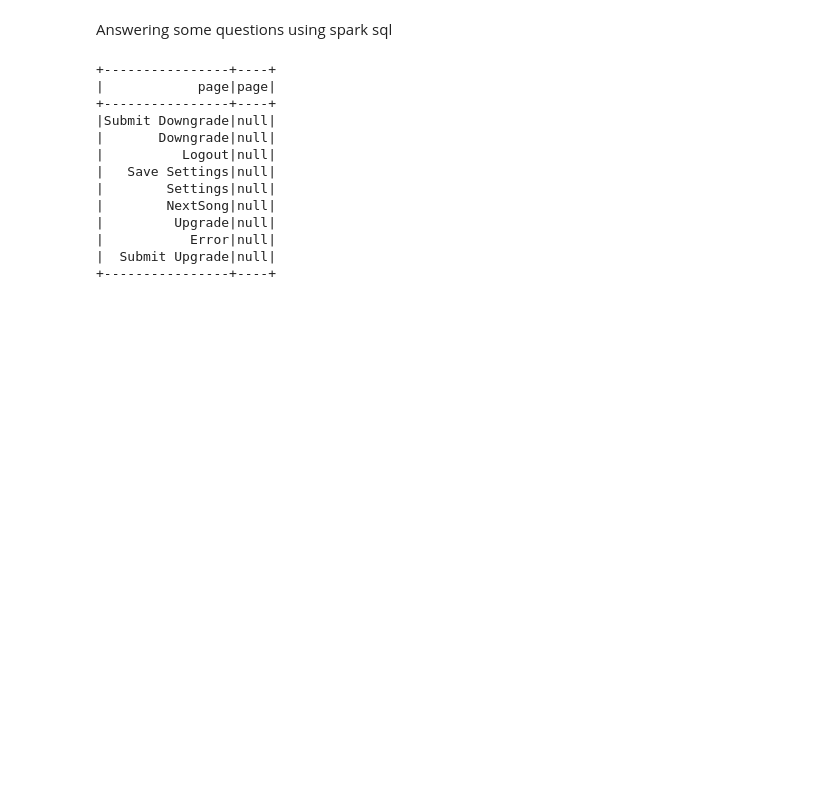
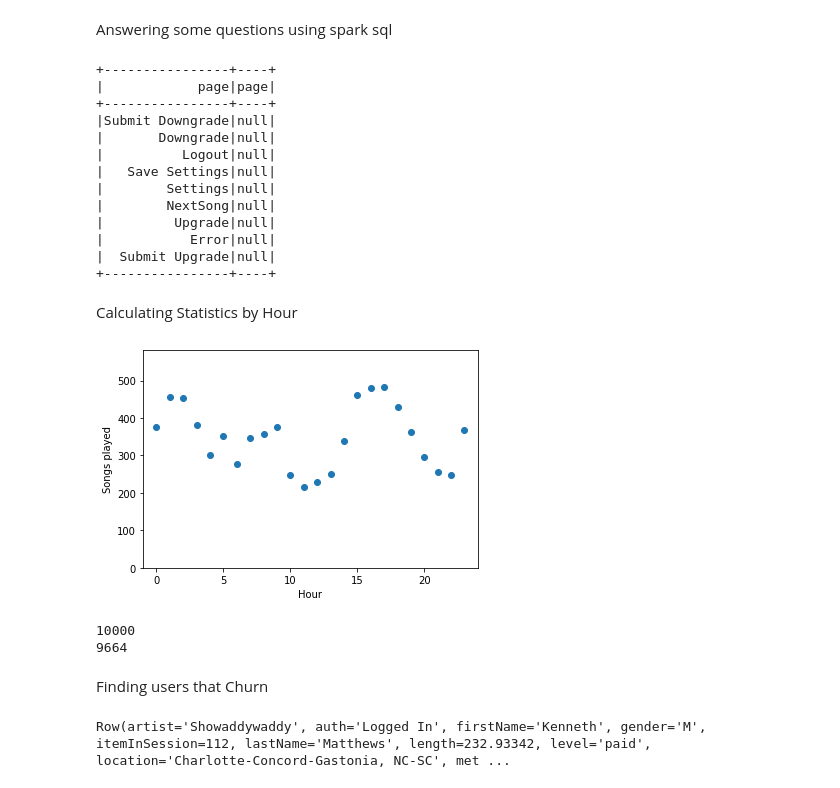
Before and after one commit to A-Nuru/BigDataApacheSpark-ChurnOrNot, a Jupyter notebook: BigDataApacheSpark ChurnOrNot.ipynb, the cells around one changed output. Saved outputs shown, nothing was run; the diff lists cells and outputs as text; code cells hidden in the pictures; blank space fills up the shorter version.

```diff
--- a/BigDataApacheSpark ChurnOrNot.ipynb
+++ b/BigDataApacheSpark ChurnOrNot.ipynb
@@ -237,3 +237,42 @@ spark.sql("SELECT * FROM\
 |           Error|null|
 |  Submit Upgrade|null|
 +----------------+----+
+# %% [markdown]
+Calculating Statistics by Hour
+# %%
+get_hour = udf(lambda x: datetime.datetime.fromtimestamp(x / 1000.0). hour)
+user_log = user_log.withColumn("hour", get_hour(user_log.ts))
+user_log.head()
+
+songs_in_hour = user_log.filter(user_log.page == "NextSong").groupby(user_log.hour).count().orderBy(user_log.hour.cast("float"))
+
+# Converting songs_in_hour to pandas and visualizing
+songs_in_hour_pd = songs_in_hour.toPandas()
+songs_in_hour_pd.hour = pd.to_numeric(songs_in_hour_pd.hour)
+# %%
+# Visualising
+plt.scatter(songs_in_hour_pd["hour"], songs_in_hour_pd["count"])
+plt.xlim(-1, 24);
+plt.ylim(0, 1.2 * max(songs_in_hour_pd["count"]))
+plt.xlabel("Hour")
+plt.ylabel("Songs played");
+# %% [output]
+[figure, added]
+# %%
+user_log_valid = user_log.dropna(how = "any", subset = ["userId", "sessionId"])
+user_log_valid = user_log.dropna(how = "any", subset = ["userId", "sessionId"])
+print(user_log_valid.count())
+user_log_valid = user_log_valid.filter(user_log_valid["userId"] != "")
+print(user_log_valid.count())
+# %% [output]
+10000
+9664
+# %% [markdown]
+Finding users that Churn
+# %%
+# Create a flat-downgraed function and apply to get the users that downgraded their account
+flag_downgrade_event = udf(lambda x: 1 if x == "Submit Downgrade" else 0, IntegerType())
+user_log_valid = user_log_valid.withColumn("churned", flag_downgrade_event("page"))
+user_log_valid.head()
+# %% [output]
+Row(artist='Showaddywaddy', auth='Logged In', firstName='Kenneth', gender='M', itemInSession=112, lastName='Matthews', length=232.93342, level='paid', location='Charlotte-Concord-Gastonia, NC-SC', met ...
```
Also changed, not shown: parts of 1 cell of this notebook.
